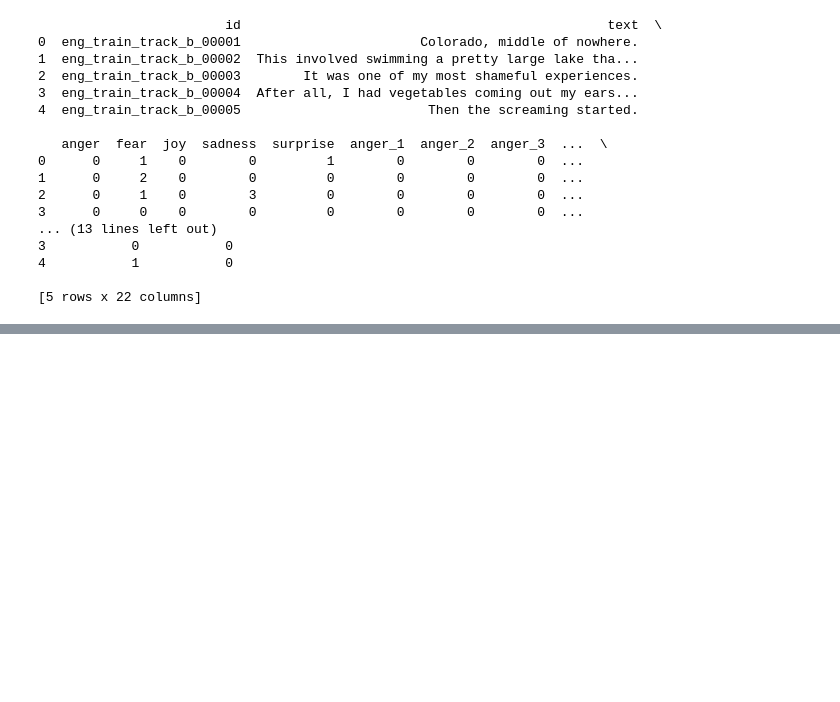
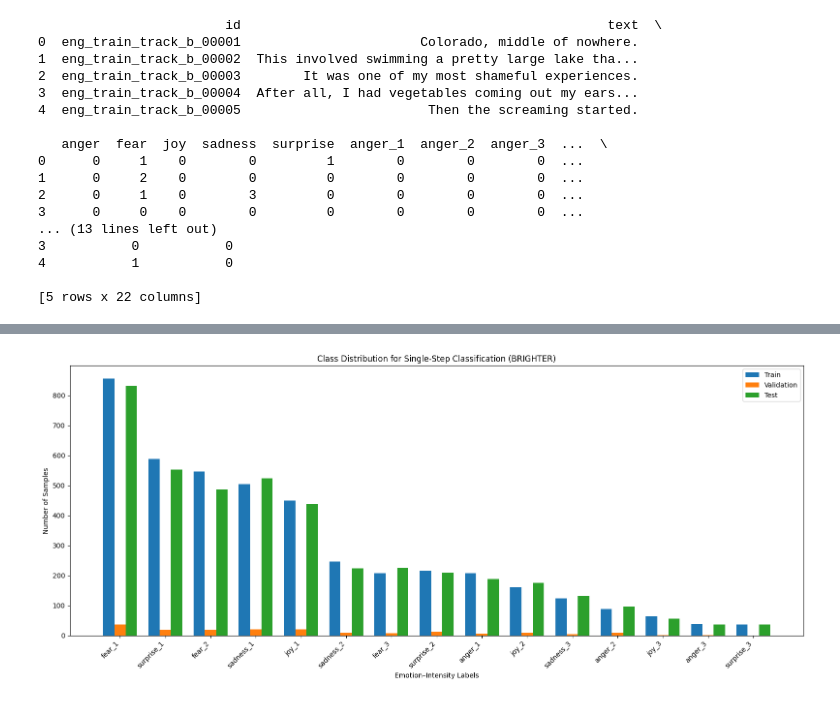
Before and after one commit to sharayumhaske22/Master_Thesis, a Jupyter notebook: test.ipynb, the cells around one changed output, grey strips where cells are left out. Cells and saved outputs as stored; diff of their text form; code cells hidden in the pictures; blank space fills up the shorter version.

Commit message:
single step calssfication done

```diff
--- a/test.ipynb
+++ b/test.ipynb
@@ -81,3 +82,28 @@ print(train_single.head())
 4           1           0
 
 [5 rows x 22 columns]
+# %%
+
+def compute_distribution(df, labels):
+    return df[labels].sum()
+
+train_counts = compute_distribution(train_single, LABELS)
+val_counts   = compute_distribution(val_single, LABELS)
+test_counts  = compute_distribution(test_single, LABELS)
+
+distribution_df = pd.DataFrame({
+    "Train": train_counts,
+    "Validation": val_counts,
+    "Test": test_counts
+})
+
+distribution_df["Total"] = (
+    distribution_df["Train"]
+    + distribution_df["Validation"]
+    + distribution_df["Test"]
+)
+
+# Sort by total frequency (nice for plots)
+distribution_df = distribution_df.sort_values("Total", ascending=False)
+
+print(distribution_df)
@@ -83,0 +127,22 @@ print(train_single.head())
+# %%
+import matplotlib.pyplot as plt
+import numpy as np
+
+x = np.arange(len(distribution_df.index))
+width = 0.25
+
+plt.figure(figsize=(16, 7))
+
+plt.bar(x - width, distribution_df["Train"], width, label="Train")
+plt.bar(x, distribution_df["Validation"], width, label="Validation")
+plt.bar(x + width, distribution_df["Test"], width, label="Test")
+
+plt.xticks(x, distribution_df.index, rotation=45, ha="right")
+plt.ylabel("Number of Samples")
+plt.xlabel("Emotion–Intensity Labels")
+plt.title("Class Distribution for Single-Step Classification (BRIGHTER)")
+plt.legend()
+plt.tight_layout()
+plt.show()
+# %% [output]
+[figure, added]
```
Also changed, not shown: parts of 3 cells of this notebook.
